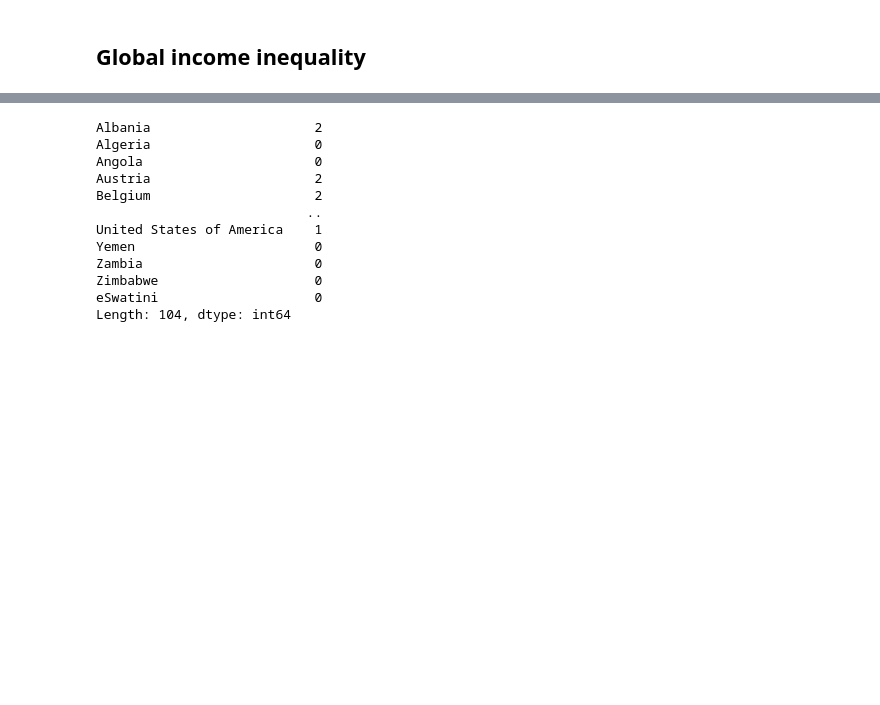
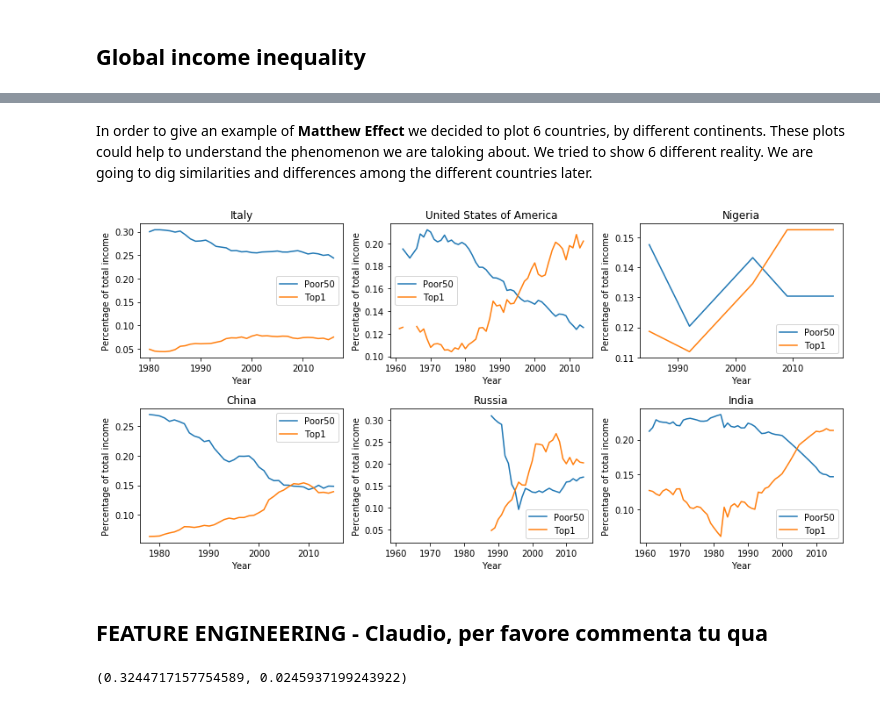
Before and after one commit to GabboM/ADA_Project, a Jupyter notebook: GlobalInequality.ipynb, the cells around one changed output, grey strips where cells are left out. Saved outputs shown, nothing was run; the diff lists cells and outputs as text; code cells hidden in the pictures; blank space fills up the shorter version.

```diff
--- a/GlobalInequality.ipynb
+++ b/GlobalInequality.ipynb
@@ -43,11 +68,3 @@ def set_nan(x):
         return np.nan
     else:
         return x
-# %%
-# plot time series for different countries
-countries = ['Canada','Italy','Germany','France','United States of America','United Kingdom','Japan']
-for c in countries:
-    df = inequality.reset_index().set_index(['Area'])
-    df = df.loc[c,].set_index('Year')
-    df.plot.line()
-    plt.title(c)
@@ -88,15 +71,25 @@ clusters.index = countries_cluster
-# %%
-clusters
-# %% [output]
-Albania                     2
-Algeria                     0
-Angola                      0
-Austria                     2
-Belgium                     2
-                           ..
-United States of America    1
-Yemen                       0
-Zambia                      0
-Zimbabwe                    0
-eSwatini                    0
-Length: 104, dtype: int64
+# %%
+inequality = inequality.applymap(set_nan)
+# %% [markdown]
+In order to give an example of **Matthew Effect** we decided to plot 6 countries, by different continents. These plots could help to understand the phenomenon we are taloking about. We tried to show 6 different reality. We are going to dig similarities and differences among the different countries later.
+# %%
+xaxes = ['Year','Year','Year','Year','Year','Year']
+yaxes = ['Percentage of total income']
+countries = ['Italy','United States of America','Nigeria','China','Russia','India']
+
+f,a = plt.subplots(2,3 ,figsize=(12,6))
+a = a.ravel()
+for idx,ax in enumerate(a):
+    df = inequality.drop('Top10',axis=1)
+    df = df.reset_index().set_index(['Area'])
+    df = df.loc[countries[idx],].set_index('Year')
+    ax.plot(df)
+    ax.set_title(countries[idx])
+    ax.set_xlabel(xaxes[idx])
+    ax.set_ylabel(yaxes[0])
+    ax.legend(['Poor50','Top1'])
+plt.tight_layout()
+# %% [output]
+[figure, added]
+# %% [markdown]
+## FEATURE ENGINEERING - Claudio, per favore  commenta tu qua
@@ -102,0 +100,4 @@ Length: 104, dtype: int64
+# %%
+np.mean(interp), np.std(interp)
+# %% [output]
+(0.3244717157754589, 0.0245937199243922)
```
Also changed, not shown: parts of 37 cells of this notebook.
